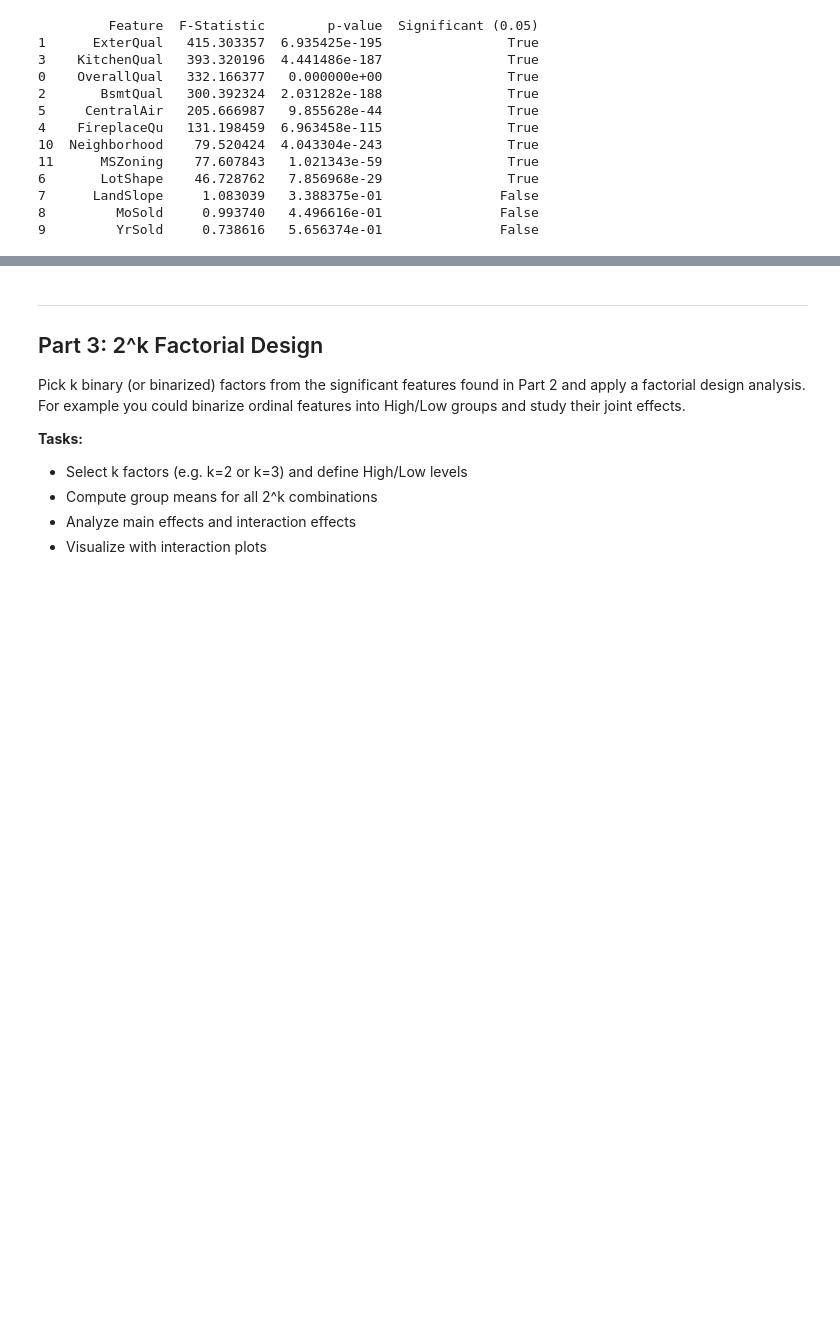
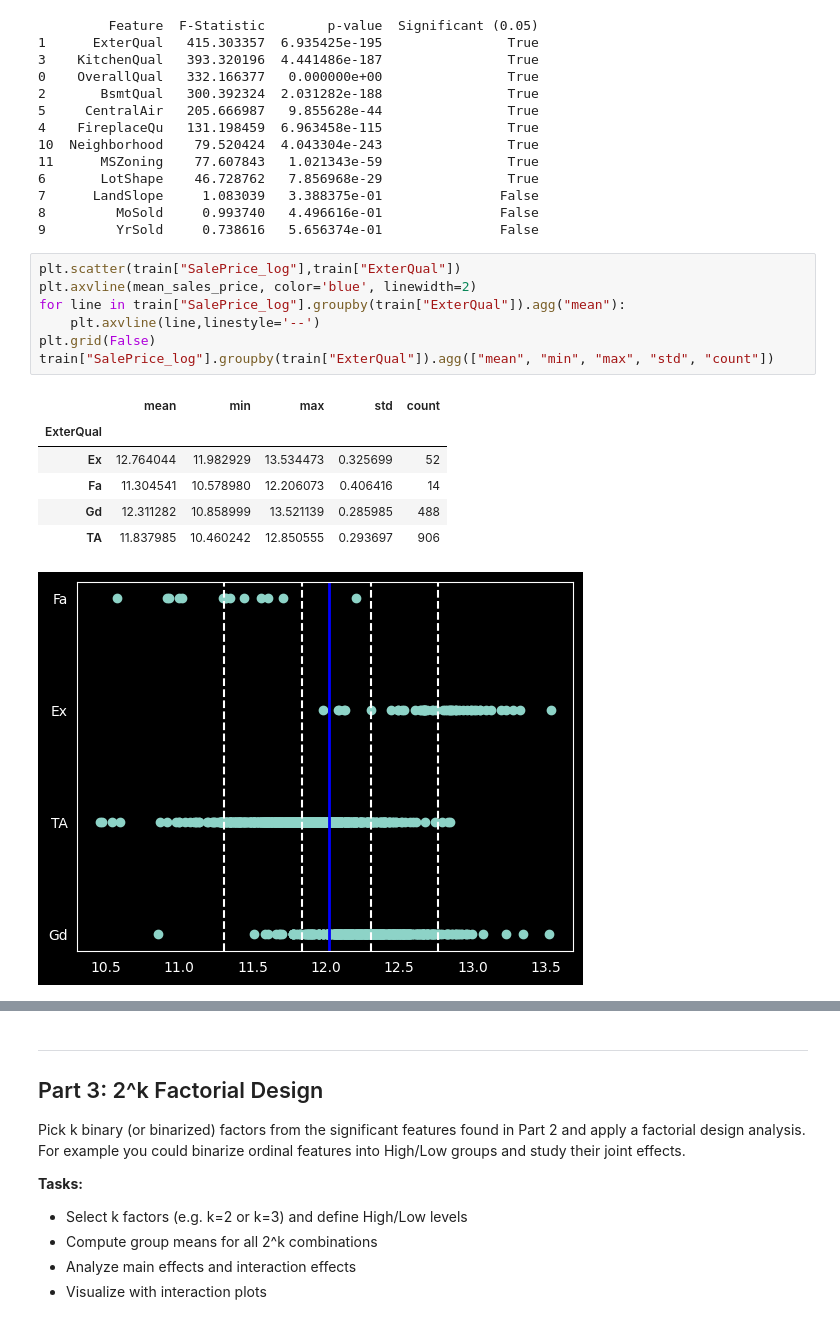
Before and after one commit to cpalescan/cstat, a Jupyter notebook: project_STUDENTID.ipynb, the cells around one changed output, grey strips where cells are left out. Saved outputs shown, nothing was run; the diff lists cells and outputs as text; blank space fills up the shorter version.

```diff
--- a/project_STUDENTID.ipynb
+++ b/project_STUDENTID.ipynb
@@ -260,3 +274,18 @@ print(anova_r)
 7      LandSlope     1.083039   3.388375e-01               False
 8         MoSold     0.993740   4.496616e-01               False
 9         YrSold     0.738616   5.656374e-01               False
+# %%
+plt.scatter(train["SalePrice_log"],train["ExterQual"])
+plt.axvline(mean_sales_price, color='blue', linewidth=2)
+for line in train["SalePrice_log"].groupby(train["ExterQual"]).agg("mean"):
+    plt.axvline(line,linestyle='--')
+plt.grid(False)
+train["SalePrice_log"].groupby(train["ExterQual"]).agg(["mean", "min", "max", "std", "count"])
+# %% [output]
+|  | mean | min | max | std | count |
+| ExterQual |  |  |  |  |  |
+| Ex | 12.764044 | 11.982929 | 13.534473 | 0.325699 | 52 |
+| Fa | 11.304541 | 10.578980 | 12.206073 | 0.406416 | 14 |
+| Gd | 12.311282 | 10.858999 | 13.521139 | 0.285985 | 488 |
+| TA | 11.837985 | 10.460242 | 12.850555 | 0.293697 | 906 |
+[figure, added]
```
Also changed, not shown: parts of 3 cells of this notebook.
